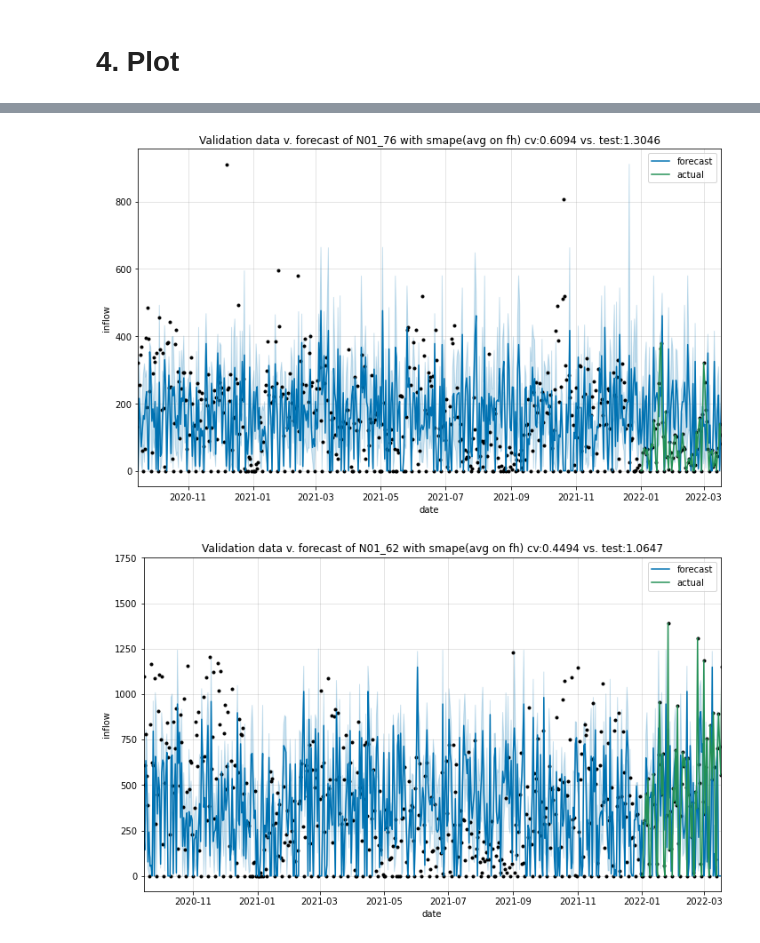
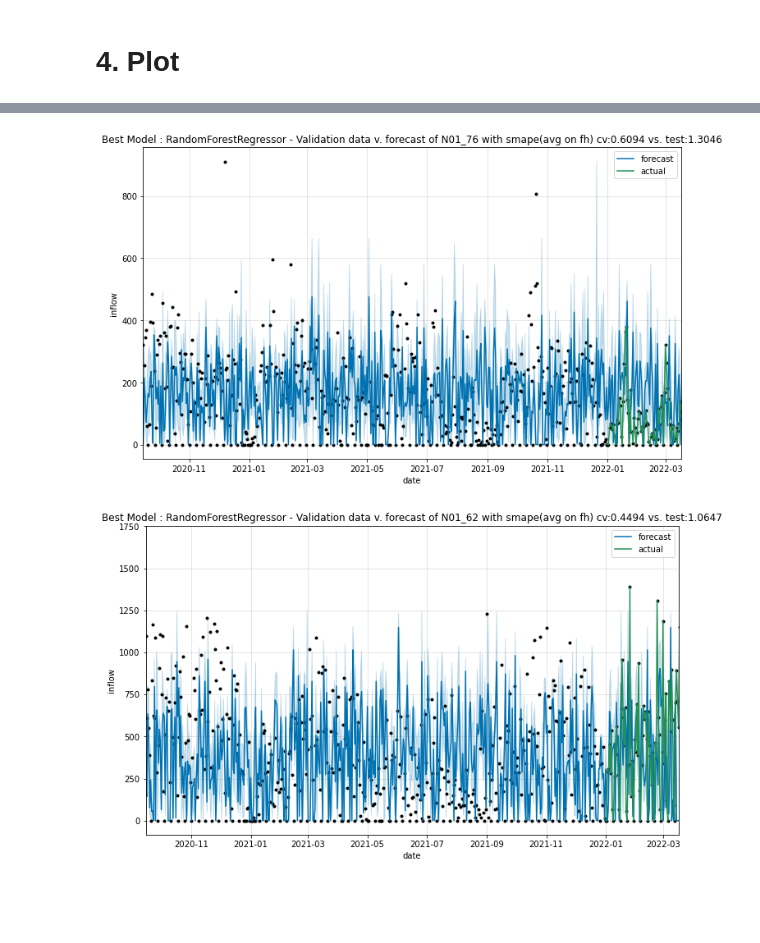
Before and after one commit to john2408/Pyspark_Hyperopt_Forecasting, a Jupyter notebook: notebooks/Forecasting_spark.ipynb, the cells around one changed output, grey strips where cells are left out. Cells and saved outputs as stored; diff of their text form; code cells hidden in the pictures; blank space fills up the shorter version.

Commit message:
training multiple models available

```diff
--- a/notebooks/Forecasting_spark.ipynb
+++ b/notebooks/Forecasting_spark.ipynb
@@ -155,9 +190,10 @@ forecast_pd = (
 # %%
 model, best_run_df, model_cv_smape = load_model(check_key1, check_key2, experiment_id, group_name)
 # %%
-plot_forecast(forecast_pd, model_cv_smape, last_train_date, model, group_name )
+best_model_name = best_run_df['tags.model_type'].values[0]
+plot_forecast(forecast_pd, model_cv_smape, last_train_date, model, group_name, best_model_name )
 # %% [output]
-[figure, old version]
+[figure, new version]
 # %%
 check_key1 = 'N01' # N01_62
 check_key2 = '62'
@@ -179,6 +215,7 @@ forecast_pd = (
 
 model, best_run_df, model_cv_smape = load_model(check_key1, check_key2, experiment_id, group_name)
 # %%
-plot_forecast(forecast_pd, model_cv_smape, last_train_date, model, group_name )
+best_model_name = best_run_df['tags.model_type'].values[0]
+plot_forecast(forecast_pd, model_cv_smape, last_train_date, model, group_name, best_model_name )
 # %% [output]
-[figure, old version]
+[figure, new version]
```
Also changed, not shown: parts of 9 cells of this notebook, 4 other files.
